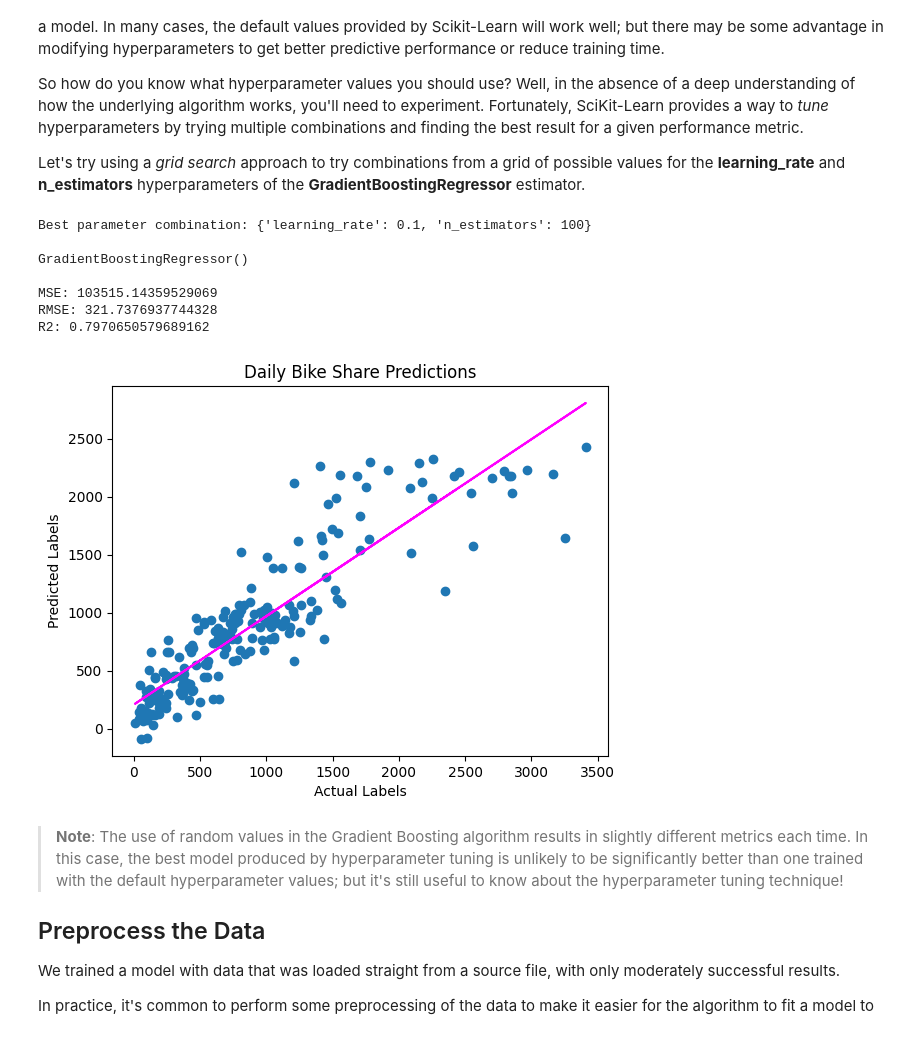
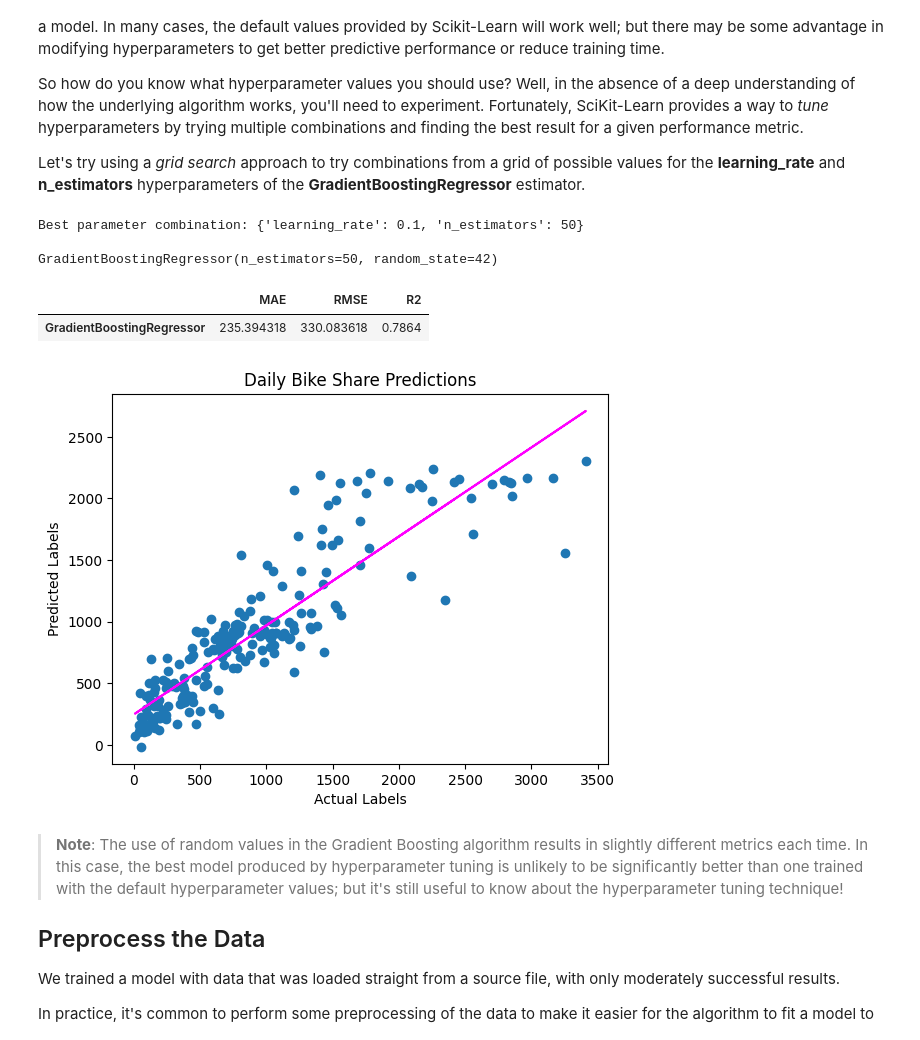
Before and after one commit to iliyaML/ms-machine-learning, a Jupyter notebook: regression/023_Regression_Tuning.ipynb, the cells around one changed output. Saved outputs shown, nothing was run; the diff lists cells and outputs as text; code cells hidden in the pictures.

Commit message:
Refactored regression notebooks

```diff
--- a/regression/023_Regression_Tuning.ipynb
+++ b/regression/023_Regression_Tuning.ipynb
@@ -35,17 +35,20 @@ from sklearn.preprocessing import StandardScaler, OneHotEncoder
 
 import joblib
 # %%
+# Constants
+RANDOM_STATE = 42
+
 # load the training dataset
-bike_data = pd.read_csv('data/daily-bike-share.csv')
-bike_data['day'] = pd.DatetimeIndex(bike_data['dteday']).day
-numeric_features = ['temp', 'atemp', 'hum', 'windspeed']
-categorical_features = ['season','mnth','holiday','weekday','workingday','weathersit', 'day']
-bike_data[numeric_features + ['rentals']].describe()
-display(bike_data.head())
+bike_data_df = pd.read_csv('data/daily-bike-share.csv')
+bike_data_df['day'] = pd.DatetimeIndex(bike_data_df['dteday']).day
+numeric_features_ls = ['temp', 'atemp', 'hum', 'windspeed']
+categorical_features_ls = ['season','mnth','holiday','weekday','workingday','weathersit', 'day']
+bike_data_df[numeric_features_ls + ['rentals']].describe()
+display(bike_data_df.head())
 
 # Separate features and labels
 # After separating the dataset, we now have numpy arrays named **X** containing the features, and **y** containing the labels.
-X, y = bike_data[['season','mnth', 'holiday','weekday','workingday','weathersit','temp', 'atemp', 'hum', 'windspeed']].values, bike_data['rentals'].values
+X, y = bike_data_df[['season','mnth', 'holiday','weekday','workingday','weathersit','temp', 'atemp', 'hum', 'windspeed']].values, bike_data_df['rentals'].values
 
 # Split data 70%-30% into training set and test set
 X_train, X_test, y_train, y_test = train_test_split(X, y, test_size=0.30, random_state=0)
@@ -117,53 +124,30 @@ So how do you know what hyperparameter values you should use? Well, in the absen
 Let's try using a *grid search* approach to try combinations from a grid of possible values for the **learning_rate** and **n_estimators** hyperparameters of the **GradientBoostingRegressor** estimator.
 # %%
 # Use a Gradient Boosting algorithm
-alg = GradientBoostingRegressor()
+gb_model = GradientBoostingRegressor(random_state=RANDOM_STATE)
 
 # Try these hyperparameter values
-params = {
- 'learning_rate': [0.1, 0.5, 1.0],
- 'n_estimators' : [50, 100, 150]
- }
+params_dict = {
+    'learning_rate': [0.1, 0.5, 1.0],
+    'n_estimators' : [50, 100, 150]
+}
 
 # Find the best hyperparameter combination to optimize the R2 metric
 score = make_scorer(r2_score)
-gridsearch = GridSearchCV(alg, params, scoring=score, cv=3, return_train_score=True)
-gridsearch.fit(X_train, y_train)
-print("Best parameter combination:", gridsearch.best_params_, "\n")
+grid_search = GridSearchCV(gb_model, params_dict, scoring=score, cv=3, return_train_score=True)
+grid_search.fit(X_train, y_train)
+print("Best parameter combination:", grid_search.best_params_, "\n")
 
 # Get the best model
-model=gridsearch.best_estimator_
-print(model, "\n")
-
-# Evaluate the model using the test data
-predictions = model.predict(X_test)
-mse = mean_squared_error(y_test, predictions)
-print("MSE:", mse)
-rmse = np.sqrt(mse)
-print("RMSE:", rmse)
-r2 = r2_score(y_test, predictions)
-print("R2:", r2)
-
-# Plot predicted vs actual
-plt.scatter(y_test, predictions)
-plt.xlabel('Actual Labels')
-plt.ylabel('Predicted Labels')
-plt.title('Daily Bike Share Predictions')
-
-# overlay the regression line
-z = np.polyfit(y_test, predictions, 1)
-p = np.poly1d(z)
-plt.plot(y_test,p(y_test), color='magenta')
-plt.show()
+best_model = grid_search.best_estimator_
+best_model_results_df = evaluate_model(best_model, X_train, X_test, y_train, y_test)
 # %% [output]
-Best parameter combination: {'learning_rate': 0.1, 'n_estimators': 100}
+Best parameter combination: {'learning_rate': 0.1, 'n_estimators': 50}
 
-GradientBoostingRegressor()
-
-MSE: 103515.14359529069
-RMSE: 321.7376937744328
-R2: 0.7970650579689162
+GradientBoostingRegressor(n_estimators=50, random_state=42)
+|  | MAE | RMSE | R2 |
+| GradientBoostingRegressor | 235.394318 | 330.083618 | 0.7864 |
-[figure, old version]
+[figure, new version]
 # %% [markdown]
 > **Note**: The use of random values in the Gradient Boosting algorithm results in slightly different metrics each time. In this case, the best model produced by hyperparameter tuning is unlikely to be significantly better than one trained with the default hyperparameter values; but it's still useful to know about the hyperparameter tuning technique!
 
```
Also changed, not shown: parts of 12 cells of this notebook, 2 other files.
